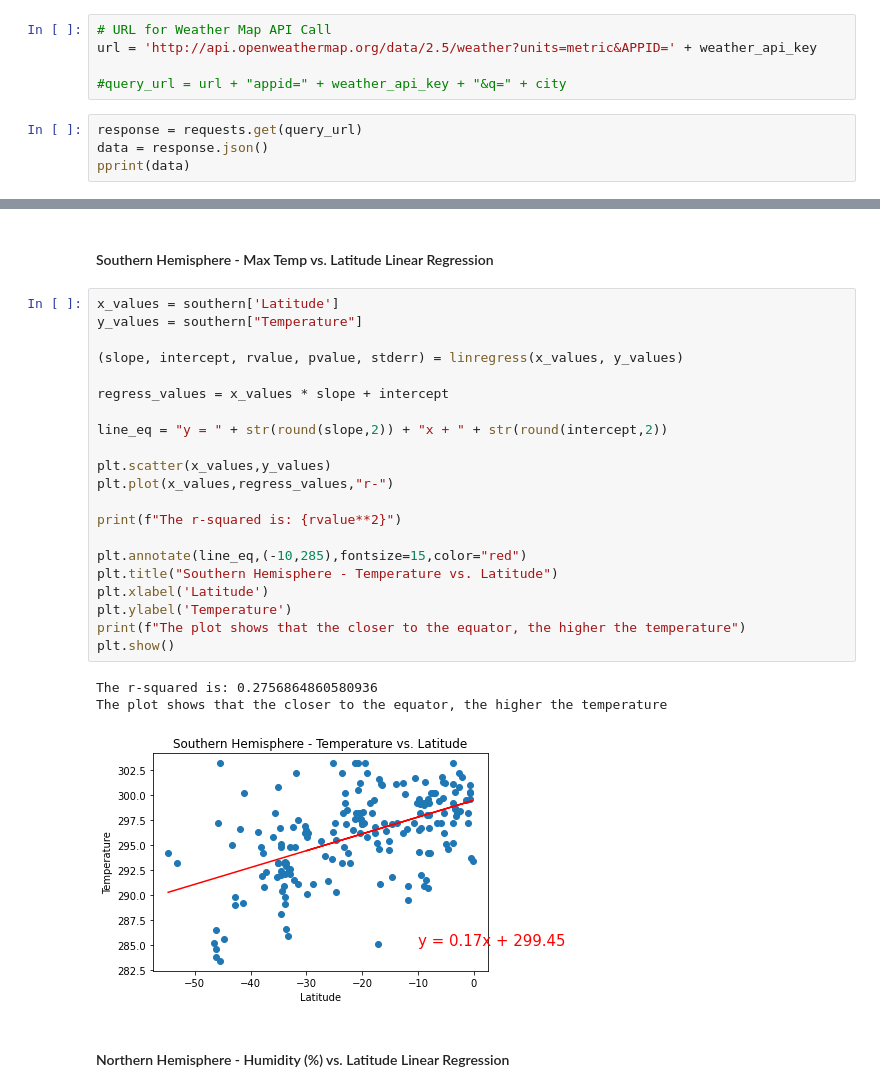
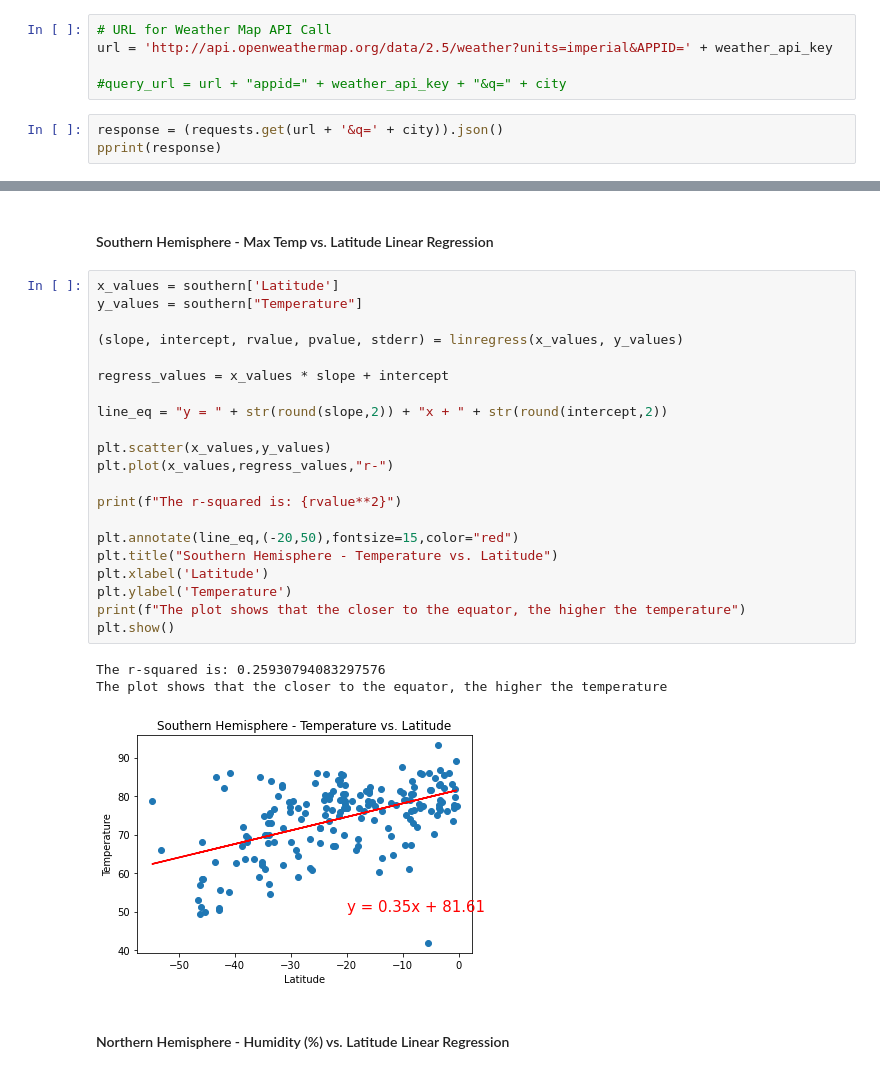
Before and after one commit to kaylamacaione/python-api-challenge, a Jupyter notebook: WeatherPy.ipynb, the cells around one changed output, grey strips where cells are left out. Saved outputs shown, nothing was run; the diff lists cells and outputs as text.

Commit message:
updated weather csv

```diff
--- a/WeatherPy.ipynb
+++ b/WeatherPy.ipynb
@@ -56,13 +61,12 @@ len(cities)
 * Include a print log of each city as it'sbeing processed (with the city number and city name).
 # %%
 # URL for Weather Map API Call
-url = 'http://api.openweathermap.org/data/2.5/weather?units=metric&APPID=' + weather_api_key
+url = 'http://api.openweathermap.org/data/2.5/weather?units=imperial&APPID=' + weather_api_key
 
 #query_url = url + "appid=" + weather_api_key + "&q=" + city
 # %%
-response = requests.get(query_url)
-data = response.json()
-pprint(data)
+response = (requests.get(url + '&q=' + city)).json()
+pprint(response)
 # %% [output]
 {'base': 'stations',
  'clouds': {'all': 1},
@@ -266,28 +270,28 @@ The plot shows that the closer to the equator, the higher the temperature
 # %%
 x_values = southern['Latitude']
 y_values = southern["Temperature"]
 
 (slope, intercept, rvalue, pvalue, stderr) = linregress(x_values, y_values)
 
 regress_values = x_values * slope + intercept
 
 line_eq = "y = " + str(round(slope,2)) + "x + " + str(round(intercept,2))
 
 plt.scatter(x_values,y_values)
 plt.plot(x_values,regress_values,"r-")
 
 print(f"The r-squared is: {rvalue**2}")
 
-plt.annotate(line_eq,(-10,285),fontsize=15,color="red")
+plt.annotate(line_eq,(-20,50),fontsize=15,color="red")
 plt.title("Southern Hemisphere - Temperature vs. Latitude")
 plt.xlabel('Latitude')
 plt.ylabel('Temperature')
 print(f"The plot shows that the closer to the equator, the higher the temperature")
 plt.show()
 # %% [output]
-The r-squared is: 0.2756864860580936
+The r-squared is: 0.25930794083297576
 The plot shows that the closer to the equator, the higher the temperature
-[figure, old version]
+[figure, new version]
 # %% [markdown]
 ####  Northern Hemisphere - Humidity (%) vs. Latitude Linear Regression
 # %%
```
Also changed, not shown: parts of 17 cells of this notebook, 7 other files.
